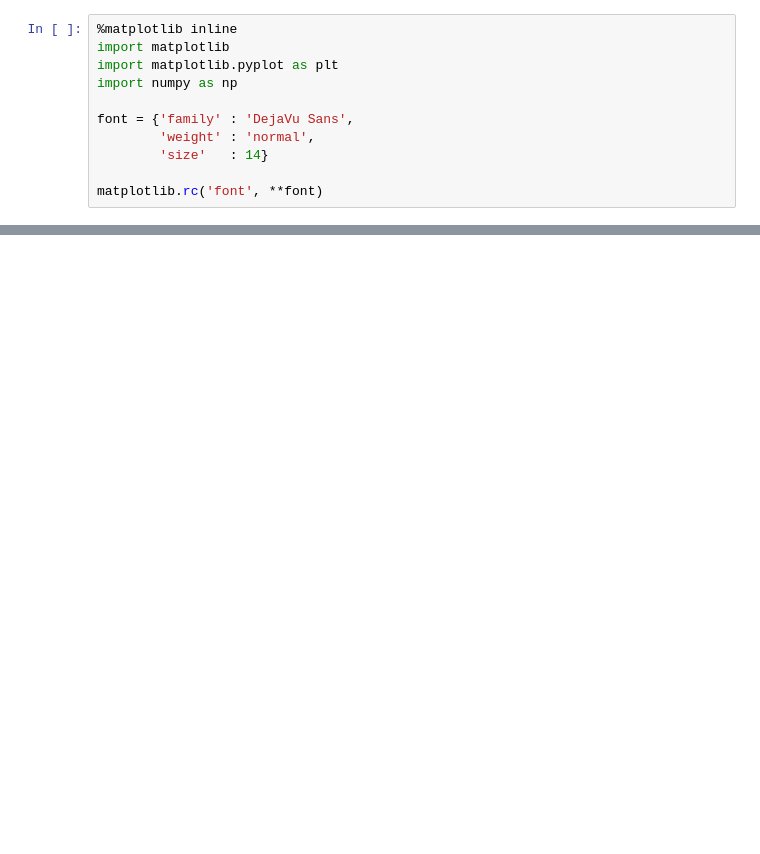
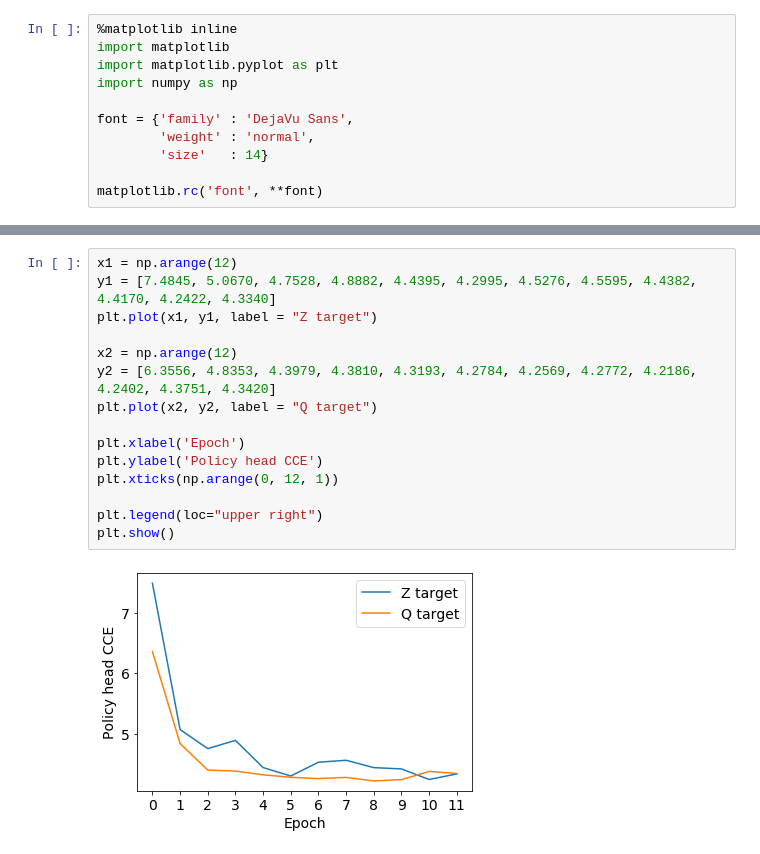
Before and after one commit to helgso/ift6756, a Jupyter notebook: notebooks/graphs.ipynb, the cells around one changed output, grey strips where cells are left out. Saved outputs shown, nothing was run; the diff lists cells and outputs as text; blank space fills up the shorter version.

```diff
--- a/notebooks/graphs.ipynb
+++ b/notebooks/graphs.ipynb
@@ -45,0 +67,17 @@ plt.show()
+# %%
+x1 = np.arange(12)
+y1 = [7.4845, 5.0670, 4.7528, 4.8882, 4.4395, 4.2995, 4.5276, 4.5595, 4.4382, 4.4170, 4.2422, 4.3340]
+plt.plot(x1, y1, label = "Z target")
+
+x2 = np.arange(12)
+y2 = [6.3556, 4.8353, 4.3979, 4.3810, 4.3193, 4.2784, 4.2569, 4.2772, 4.2186, 4.2402, 4.3751, 4.3420]
+plt.plot(x2, y2, label = "Q target")
+
+plt.xlabel('Epoch')
+plt.ylabel('Policy head CCE')
+plt.xticks(np.arange(0, 12, 1))
+
+plt.legend(loc="upper right")
+plt.show()
+# %% [output]
+[figure, added]
```
Also changed, not shown: parts of 5 cells of this notebook, 6 other files.
